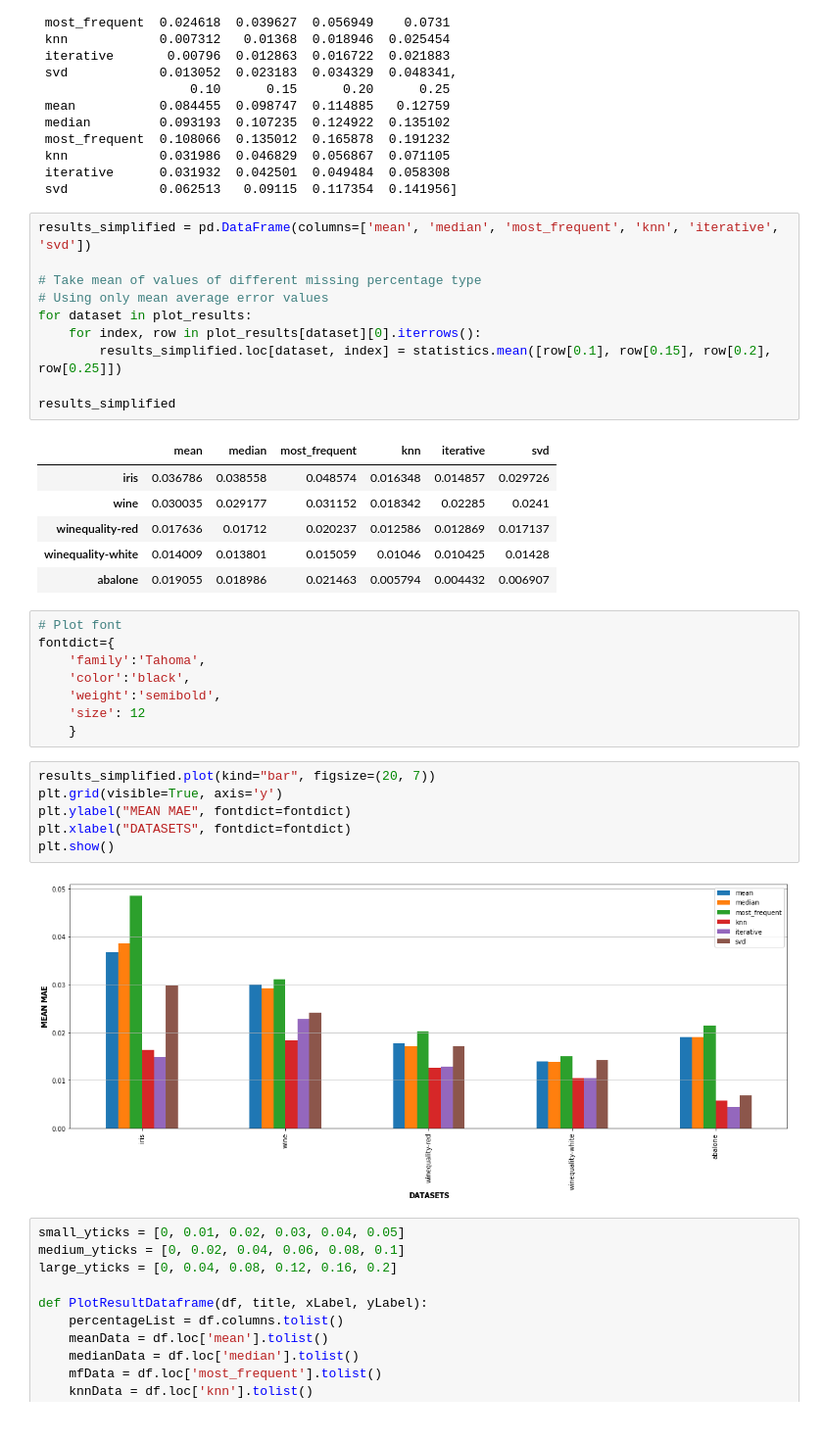
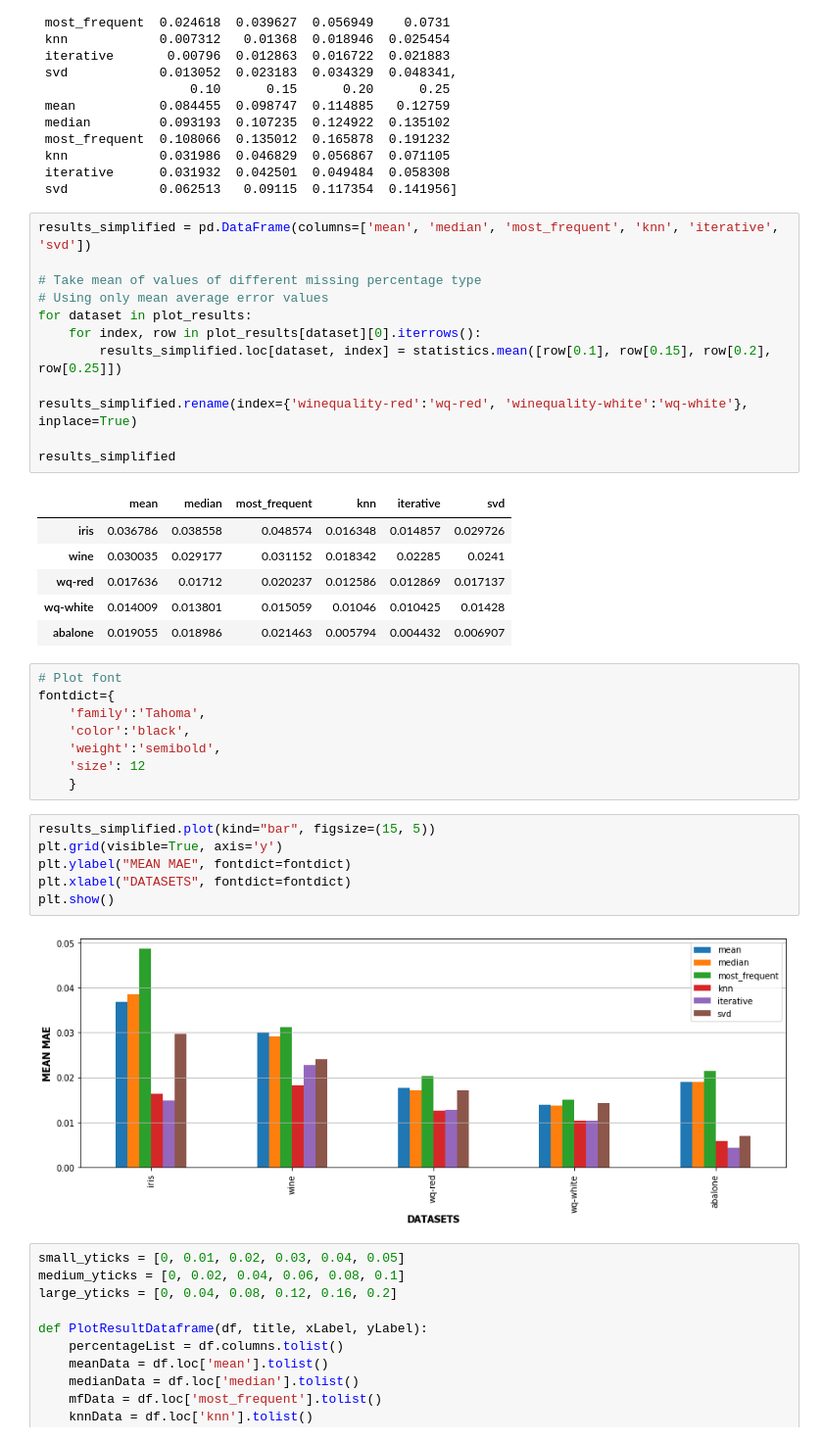
Before and after one commit to FreshJonas/imputation, a Jupyter notebook: code/Imputation.ipynb, the cells around one changed output. Shown: that part at 98% size. Cells and saved outputs as stored; diff of their text form.

Commit message:
formatting simplified plot

```diff
--- a/code/Imputation.ipynb
+++ b/code/Imputation.ipynb
@@ -169,13 +169,15 @@ for dataset in plot_results:
     for index, row in plot_results[dataset][0].iterrows():
         results_simplified.loc[dataset, index] = statistics.mean([row[0.1], row[0.15], row[0.2], row[0.25]])
 
+results_simplified.rename(index={'winequality-red':'wq-red', 'winequality-white':'wq-white'}, inplace=True)
+
 results_simplified
 # %% [output]
 |  | mean | median | most_frequent | knn | iterative | svd |
 | iris | 0.036786 | 0.038558 | 0.048574 | 0.016348 | 0.014857 | 0.029726 |
 | wine | 0.030035 | 0.029177 | 0.031152 | 0.018342 | 0.02285 | 0.0241 |
-| winequality-red | 0.017636 | 0.01712 | 0.020237 | 0.012586 | 0.012869 | 0.017137 |
-| winequality-white | 0.014009 | 0.013801 | 0.015059 | 0.01046 | 0.010425 | 0.01428 |
+| wq-red | 0.017636 | 0.01712 | 0.020237 | 0.012586 | 0.012869 | 0.017137 |
+| wq-white | 0.014009 | 0.013801 | 0.015059 | 0.01046 | 0.010425 | 0.01428 |
 | abalone | 0.019055 | 0.018986 | 0.021463 | 0.005794 | 0.004432 | 0.006907 |
 # %%
 # Plot font
@@ -186,13 +188,13 @@ fontdict={
     'size': 12
     }
 # %%
-results_simplified.plot(kind="bar", figsize=(20, 7))
+results_simplified.plot(kind="bar", figsize=(15, 5))
 plt.grid(visible=True, axis='y')
 plt.ylabel("MEAN MAE", fontdict=fontdict)
 plt.xlabel("DATASETS", fontdict=fontdict)
 plt.show()
 # %% [output]
-[figure, old version]
+[figure, new version]
 # %%
 small_yticks = [0, 0.01, 0.02, 0.03, 0.04, 0.05]
 medium_yticks = [0, 0.02, 0.04, 0.06, 0.08, 0.1]
```
